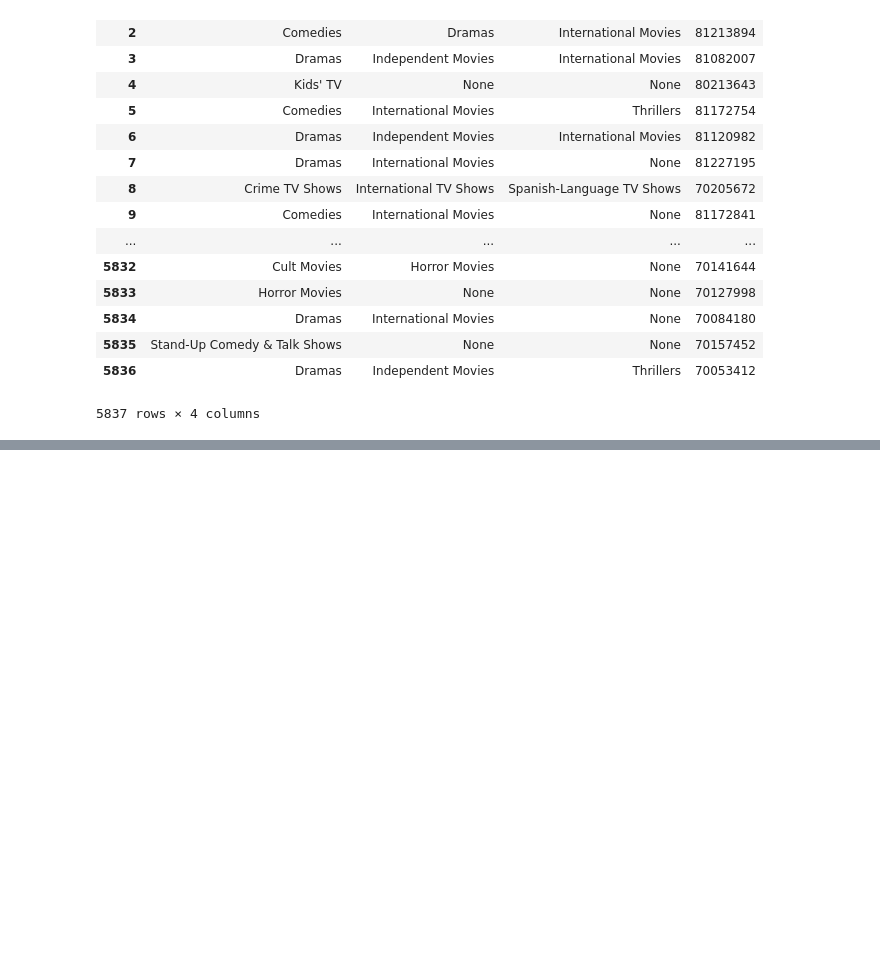
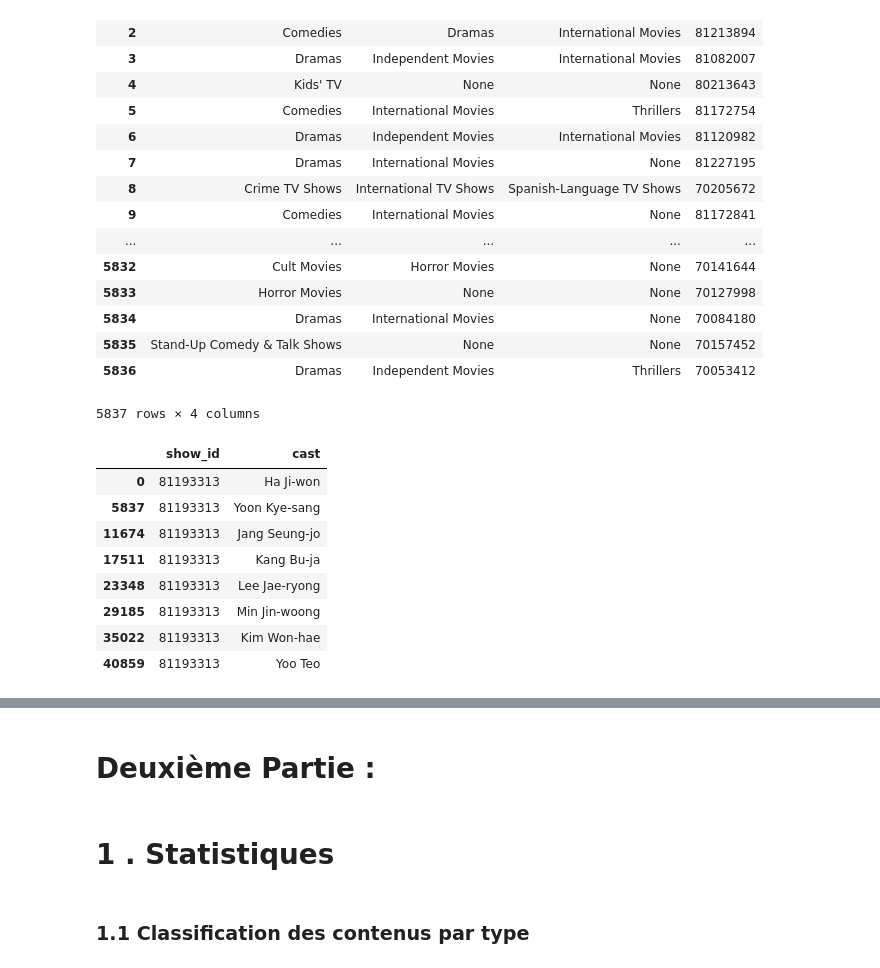
Before and after one commit to Ramzy75/projet_perso, a Jupyter notebook: projet_perso_v2.ipynb, the cells around one changed output, grey strips where cells are left out. Drawn from its saved outputs; the diff is of its cells as text; code cells hidden in the pictures; blank space fills up the shorter version.

```diff
--- a/projet_perso_v2.ipynb
+++ b/projet_perso_v2.ipynb
@@ -208,15 +243,26 @@ display(new3)
 # %%
 def df_melt (data, pivot, melted, col_name):
      return pd.melt(data, id_vars=[pivot], value_vars = melted, value_name = col_name).dropna().drop (columns = ['variable'])
 
 
 df_melt1 = df_melt(new, 'show_id', new_director, 'director')
 
 df_melt2 = df_melt(new1,'show_id', new_cast,'cast')
+display(df_melt2[df_melt2['show_id'] == 81193313])
 
 df_melt3 = df_melt(new2,'show_id', new_country,'country')
 
 df_melt4 = df_melt(new3,'show_id', new_listed_in,'listed_in')
+# %% [output]
+|  | show_id | cast |
+| 0 | 81193313 | Ha Ji-won |
+| 5837 | 81193313 | Yoon Kye-sang |
+| 11674 | 81193313 | Jang Seung-jo |
+| 17511 | 81193313 | Kang Bu-ja |
+| 23348 | 81193313 | Lee Jae-ryong |
+| 29185 | 81193313 | Min Jin-woong |
+| 35022 | 81193313 | Kim Won-hae |
+| 40859 | 81193313 | Yoo Teo |
 # %%
 melt_list = [df_melt1,df_melt2,df_melt3,df_melt4]
 
@@ -248,3 +294,9 @@ display(df)
 | 128857 | 70053412 | To and From New York | 2006 | NR | 81 | While covering a story in New Yor... | Movie | 2008 | ... |
 | 128858 | 70053412 | To and From New York | 2006 | NR | 81 | While covering a story in New Yor... | Movie | 2008 | ... |
 128859 rows × 14 columns
+# %% [markdown]
+#  Deuxième Partie :
+# %% [markdown]
+# 1 . Statistiques
+# %% [markdown]
+### 1.1 Classification des contenus par type
```
Also changed, not shown: parts of 7 cells of this notebook.
